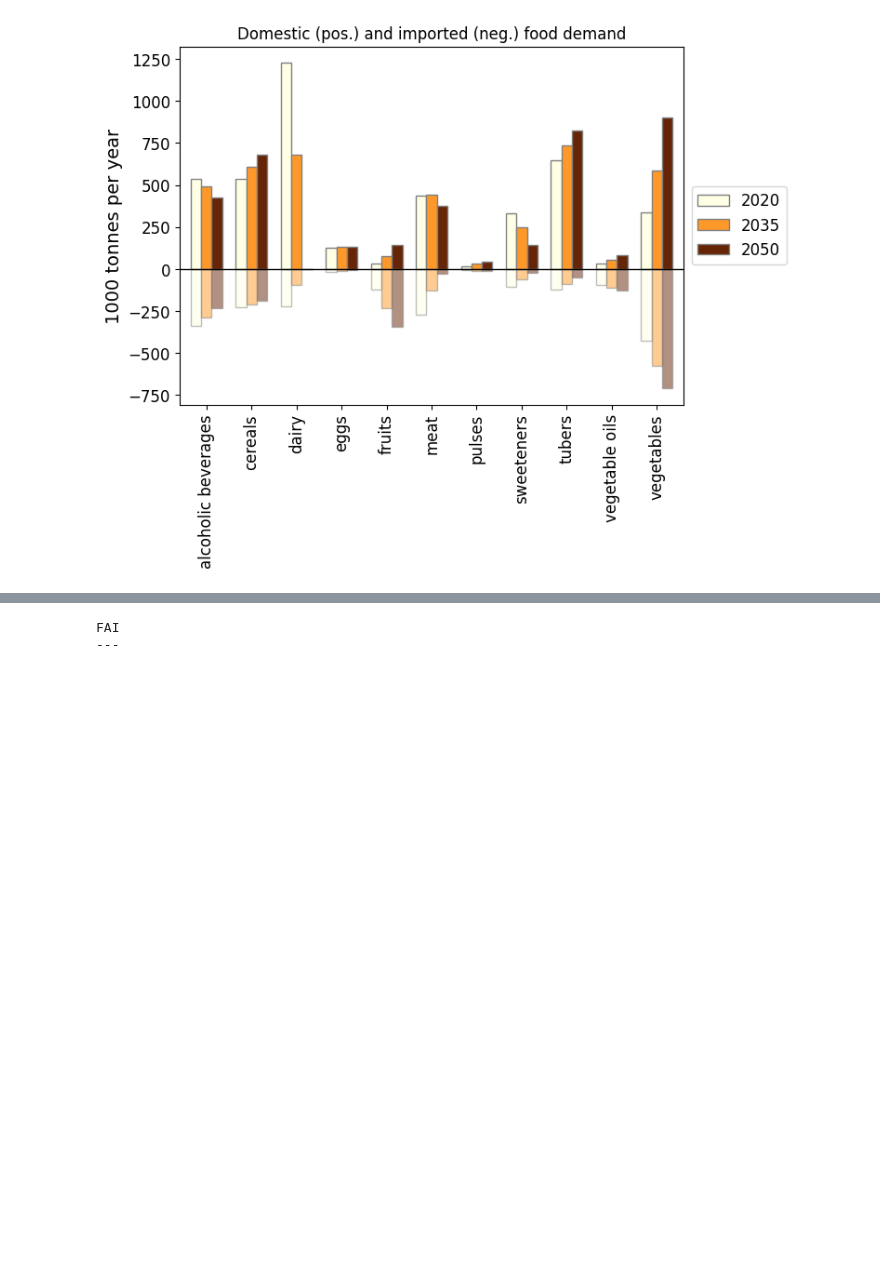
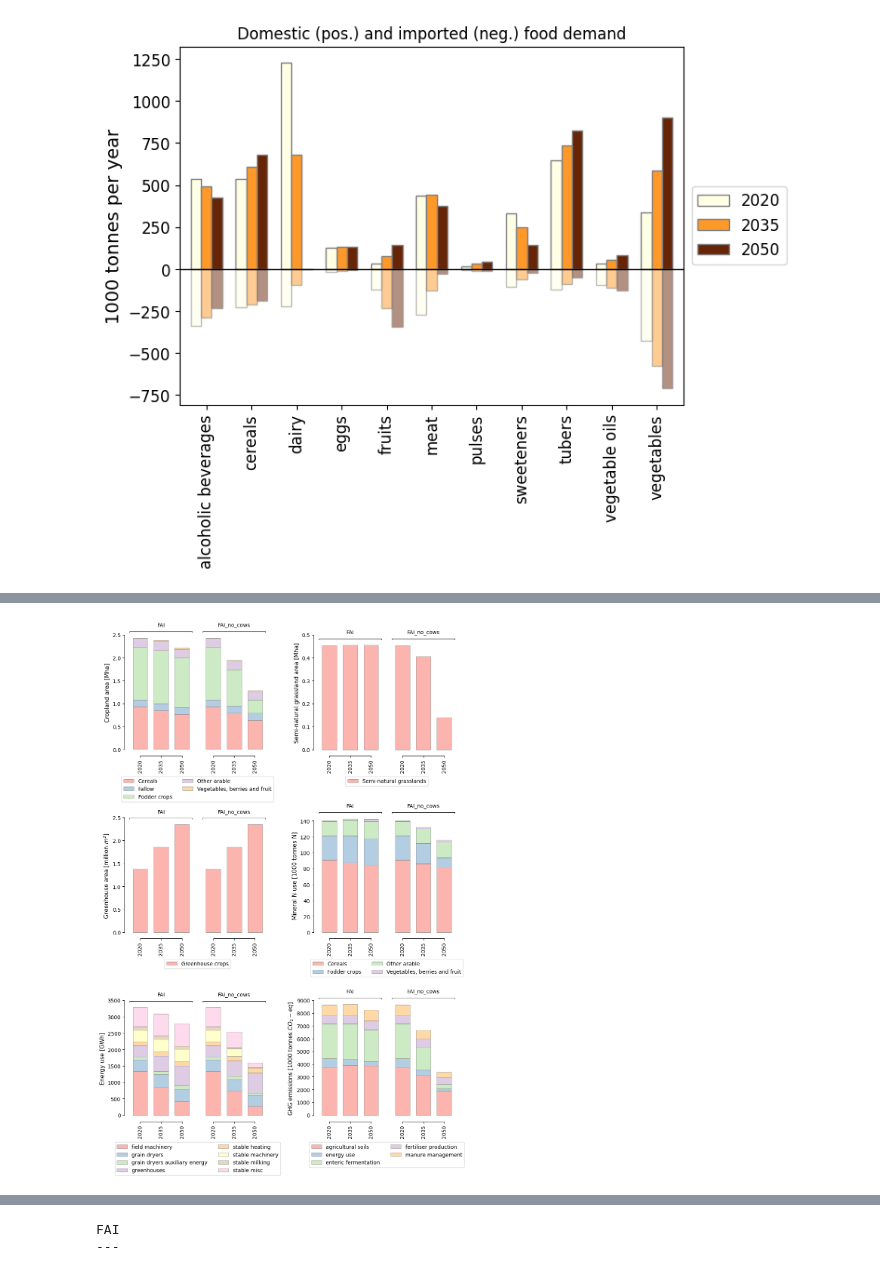
Before and after one commit to SLU-foodsystems/CIBUSmod, a Jupyter notebook: notebooks/run_scn.ipynb, the cells around one changed output, grey strips where cells are left out. Saved outputs shown, nothing was run; the diff lists cells and outputs as text; code cells hidden in the pictures; blank space fills up the shorter version.

```diff
--- a/notebooks/run_scn.ipynb
+++ b/notebooks/run_scn.ipynb
@@ -397 +367,88 @@ FAI_no_cows
+# %%
+style = {
+    'stacked' : True,
+    'cmap' : 'Pastel1',
+    'edgecolor' : 'grey',
+    'bar_width' : 0.7
+}
+
+fig, axs = plt.subplots(3,2, figsize=(10,15))
+
+# Land use --->
+plot_data = session.get_attr('C','area',{'crop':'crop_group2'})/1000000
+
+# Cropland
+ax = axs[0,0]
+plot.bar(
+    plot_data.drop(['Semi-natural grasslands','Greenhouse crops'], axis=1),
+    **style,
+    ax=ax,
+    group_levels='scn',
+    ylabel='Cropland area [Mha]'
+)
+
+# Semi-natural grassland
+ax = axs[0,1]
+plot.bar(
+    plot_data.xs('Semi-natural grasslands', axis=1),
+    **style,
+    ax=ax,
+    group_levels='scn',
+    ylabel='Semi-natural grassland area [Mha]'
+)
+
+# Greenhouse
+ax = axs[1,0]
+plot.bar(
+    plot_data.xs('Greenhouse crops', axis=1),
+    **style,
+    ax=ax,
+    group_levels='scn',
+    ylabel=r'Greenhouse area [million $m^2$]'
+)
+
+# Mineral N use --->
+ax = axs[1,1]
+plot.bar(
+    (session.get_attr('C','fertiliser.mineral_N',{'crop':'crop_group2'})/1000000),
+    **style,
+    ax=ax,
+    group_levels='scn',
+    ylabel='Mineral N use [1000 tonnes N]'
+)
+
+# Energy use --->
+ax = axs[2,0]
+plot.bar(
+    pd.concat([
+        session.get_attr('C','energy_use','activity'),
+        session.get_attr('A','energy_use','activity')
+    ], axis=1)/1000000,
+    **style,
+    ax=ax,
+    group_levels='scn',
+    ylabel='Energy use [GWh]'
+)
+
+# GHG emissions
+ax = axs[2,1]
+plot_data = (
+    cm.get_GHG(session)
+    .T.groupby('process').sum().T
+)/1000000
+plot.bar(
+    plot_data,
+    **style,
+    ax=ax,
+    group_levels='scn',
+    ylabel=r'GHG emissions [1000 tonnes $CO_{2}-eq$]'
+)
+
+for ax in axs.flatten():
+    ax.legend(loc='upper center', ncol=2, bbox_to_anchor=(0.5, -0.2), fontsize=10)
+
+plt.tight_layout()
+plt.show()
+# %% [output]
+[figure, added]
 # %%
```
Also changed, not shown: parts of 3 cells of this notebook, 3 other files.
